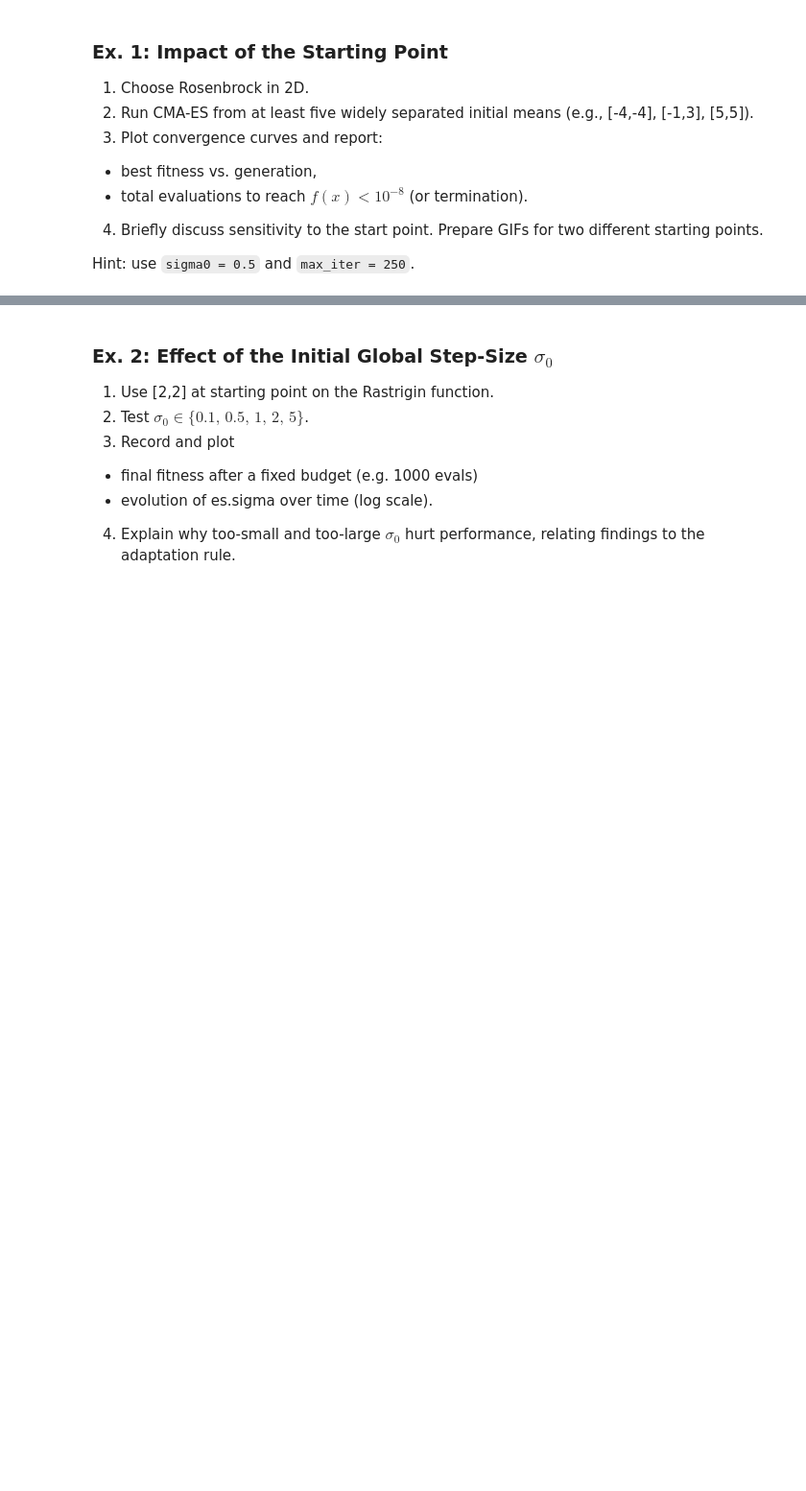
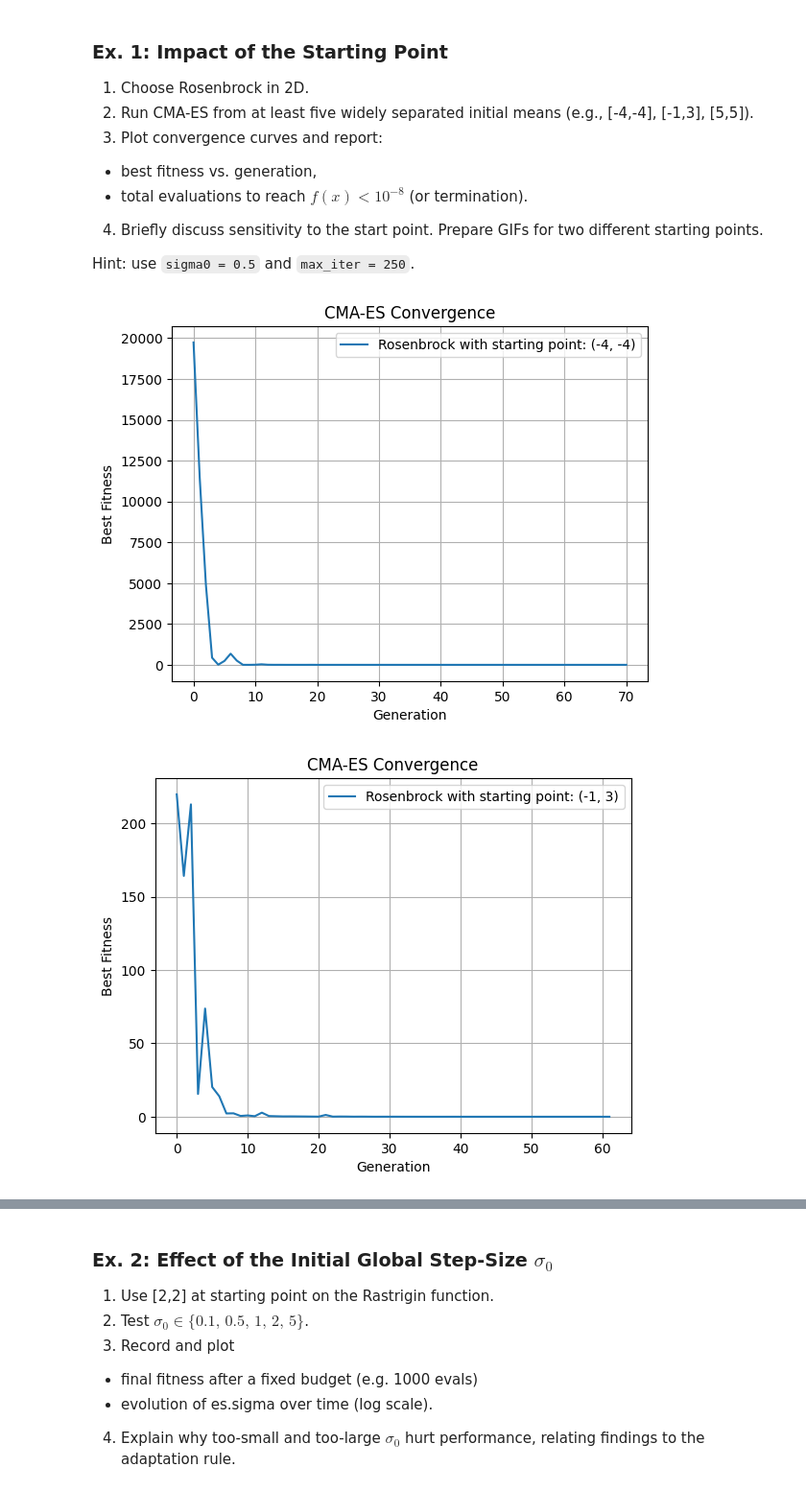
Before and after one commit to pawlowiczf/Stochastic-Methods-in-Machine-Learning, a Jupyter notebook: 08-ea/instructions.ipynb, the cells around one changed output, grey strips where cells are left out. Shown at 96% size. Drawn from its saved outputs; the diff is of its cells as text; code cells hidden in the pictures; blank space fills up the shorter version.

```diff
--- a/08-ea/instructions.ipynb
+++ b/08-ea/instructions.ipynb
@@ -42,6 +42,22 @@ def plot_convergence(histories: dict[str, list[float]]) -> None:
     plt.xlabel("Generation")
     plt.ylabel("Best Fitness")
     plt.title("CMA-ES Convergence")
+    plt.legend()
+    plt.grid(True)
+    plt.show()
+
+def plot_histories(
+    histories: dict[str, list[float]],
+    xlabel: str = "Generation",
+    ylabel: str = "Value",
+    title: str = "History",
+) -> None:
+    plt.figure()
+    for name, values in histories.items():
+        plt.plot(values, label=name)
+    plt.xlabel(xlabel)
+    plt.ylabel(ylabel)
+    plt.title(title)
     plt.legend()
     plt.grid(True)
     plt.show()
@@ -121,3 +159,35 @@ def run_cma_es(
 4.	Briefly discuss sensitivity to the start point. Prepare GIFs for two different starting points.
 
 Hint: use `sigma0 = 0.5` and `max_iter = 250`.
+# %%
+def trim_at_target(fitness_history: list[float], target: float = 1e-8) -> list[float]:
+    for i, f in enumerate(fitness_history):
+        if f < target:
+            return fitness_history[:i + 1]
+    return fitness_history
+# %%
+initial_points = [(-4, -4), (-1, 3), (5, 5), (-1, -1), (3, 2)]
+results = []
+
+for (x, y) in initial_points:
+    result = run_cma_es(
+        func=rosenbrock,
+        x0=np.array([x, y]),
+        sigma0=0.5,
+        max_iterations=250
+    )
+    results.append(result.best_fitness)
+#
+
+graphs = {
+    f'Rosenbrock with starting point: {start_point}': fitness_history
+    for start_point, fitness_history in zip(initial_points, [trim_at_target(r) for r in results])
+}
+
+for name, fitness_history in graphs.items():
+    plot_convergence({
+        name: fitness_history
+    })
+# %% [output]
+[figure, added]
+[figure, added]
```
Also changed, not shown: parts of 3 cells of this notebook.
